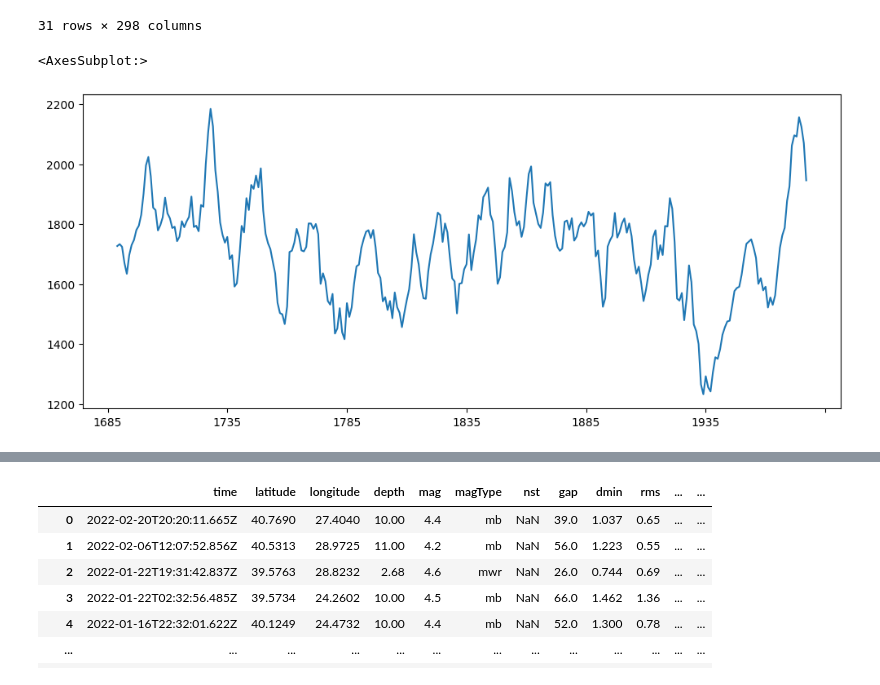
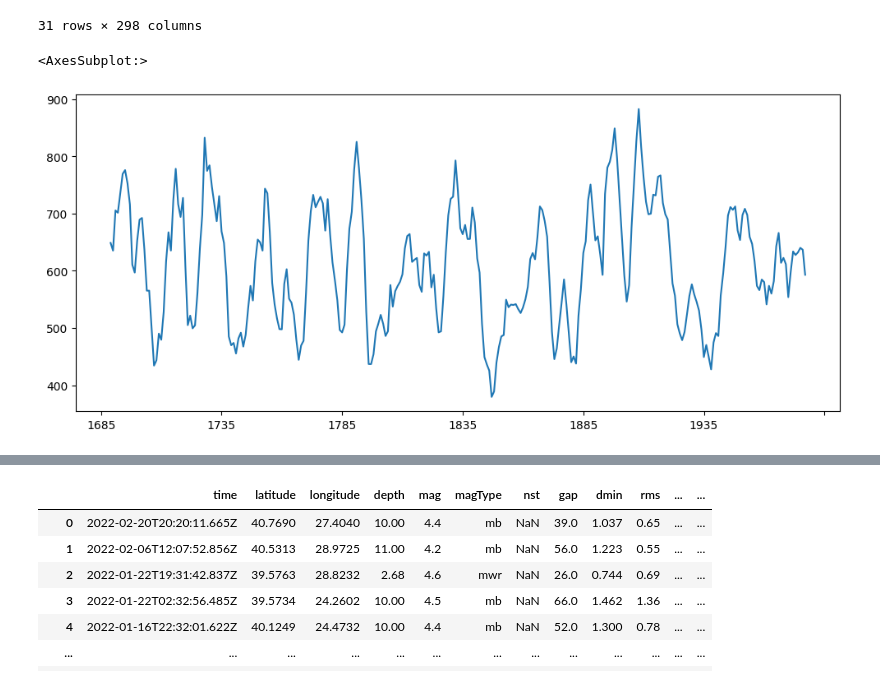
Before and after one commit to kaygun/2022-Fall-381E, a Jupyter notebook: lecture-04.ipynb, the cells around one changed output, grey strips where cells are left out. Cells and saved outputs as stored; diff of their text form; code cells hidden in the pictures.

```diff
--- a/lecture-04.ipynb
+++ b/lecture-04.ipynb
@@ -636,7 +698,7 @@ paleohydro
 | 30 | 47.190052 | -111.38719 | South Platte River at South Platt... | 6707500 | R31 | 16.865316 | 39.795334 | ... |
 31 rows × 298 columns
 # %%
-(paleohydro.iloc[5,5:]).rolling(window=5).mean().plot(figsize=(12,5))
+(paleohydro.iloc[0,5:]).rolling(window=5).mean().plot(figsize=(12,5))
 # %% [output]
 <AxesSubplot:>
-[figure, old version]
+[figure, new version]
```
Also changed, not shown: parts of 29 cells of this notebook, 2 other files.
